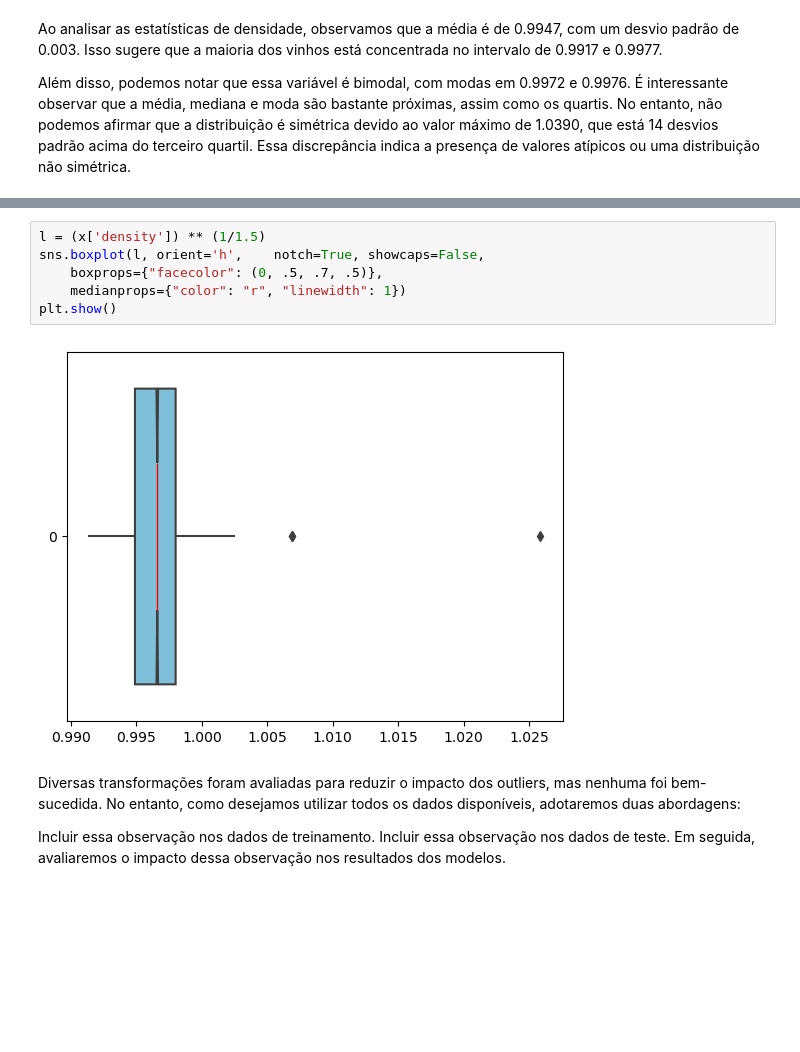
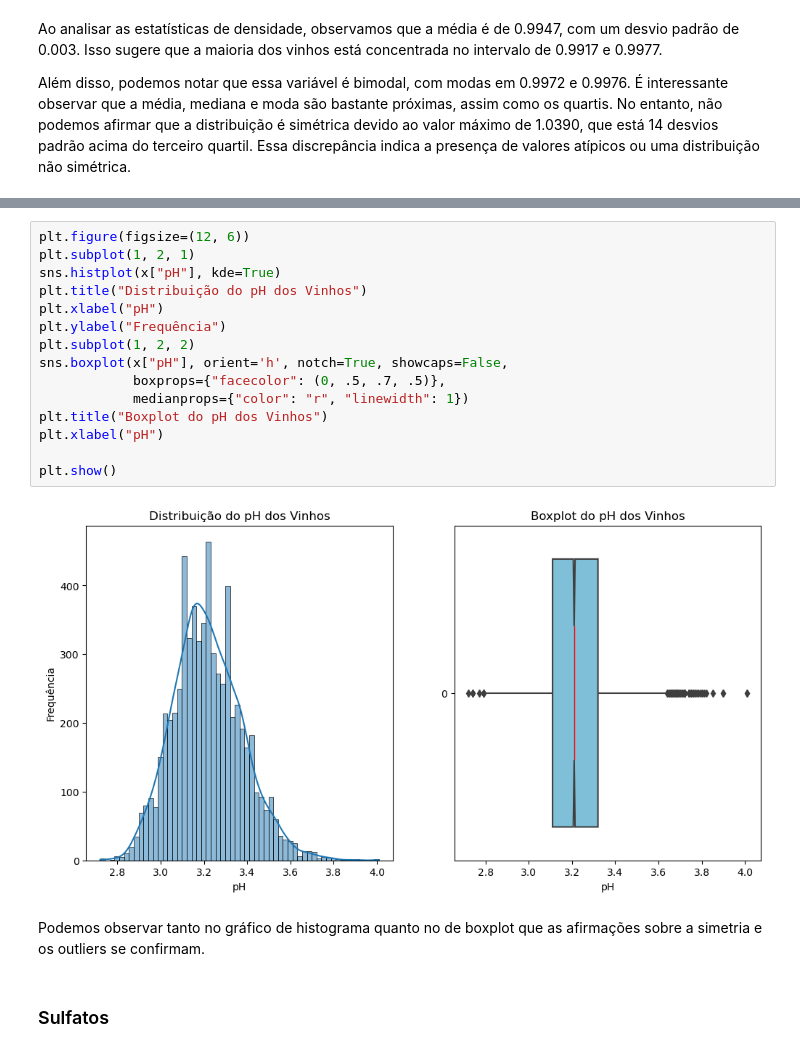
Before and after one commit to gabrieldadcarvalho/machine_learning, a Jupyter notebook: wine_quality/analitic_wine.ipynb, the cells around one changed output, grey strips where cells are left out. Drawn from its saved outputs; the diff is of its cells as text; blank space fills up the shorter version.

```diff
--- a/wine_quality/analitic_wine.ipynb
+++ b/wine_quality/analitic_wine.ipynb
@@ -623,14 +708,21 @@ plt.show()
 # %%
-l = (x['density']) ** (1/1.5)
-sns.boxplot(l, orient='h',    notch=True, showcaps=False,
-    boxprops={"facecolor": (0, .5, .7, .5)},
-    medianprops={"color": "r", "linewidth": 1})
+plt.figure(figsize=(12, 6))
+plt.subplot(1, 2, 1)
+sns.histplot(x["pH"], kde=True)
+plt.title("Distribuição do pH dos Vinhos")
+plt.xlabel("pH")
+plt.ylabel("Frequência")
+plt.subplot(1, 2, 2)
+sns.boxplot(x["pH"], orient='h', notch=True, showcaps=False,
+            boxprops={"facecolor": (0, .5, .7, .5)},
+            medianprops={"color": "r", "linewidth": 1})
+plt.title("Boxplot do pH dos Vinhos")
+plt.xlabel("pH")
+
 plt.show()
 # %% [output]
-[figure, old version]
+[figure, new version]
-# %% [markdown]
-Diversas transformações foram avaliadas para reduzir o impacto dos outliers, mas nenhuma foi bem-sucedida. No entanto, como desejamos utilizar todos os dados disponíveis, adotaremos duas abordagens:
-
-Incluir essa observação nos dados de treinamento.
-Incluir essa observação nos dados de teste.
-Em seguida, avaliaremos o impacto dessa observação nos resultados dos modelos.
+# %% [markdown]
+Podemos observar tanto no gráfico de histograma quanto no de boxplot que as afirmações sobre a simetria e os outliers se confirmam.
+# %% [markdown]
+### Sulfatos
```
Also changed, not shown: parts of 20 cells of this notebook.
